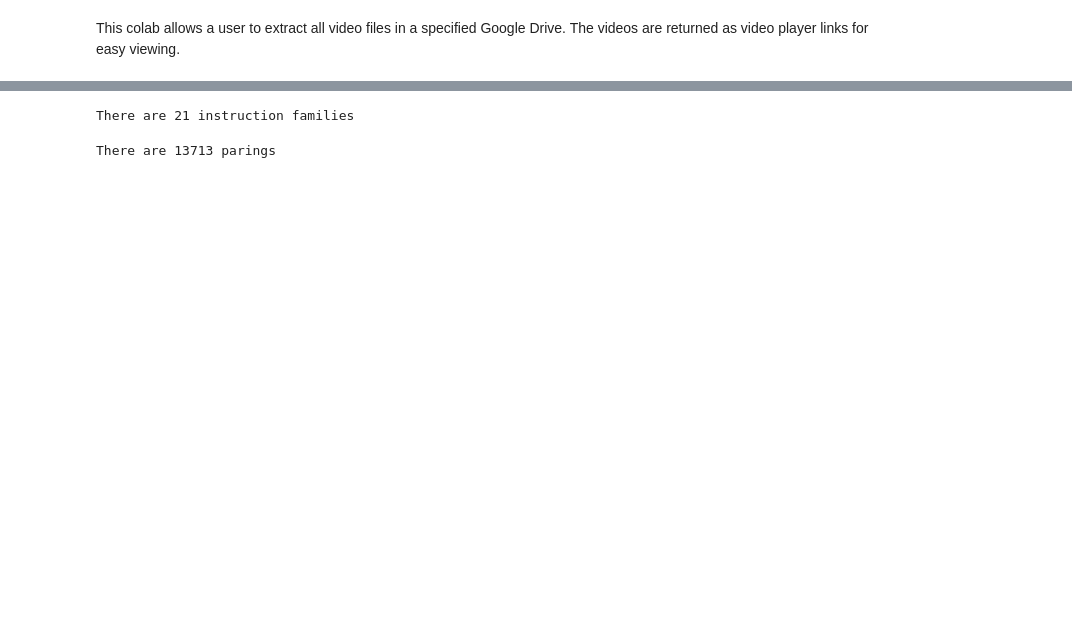
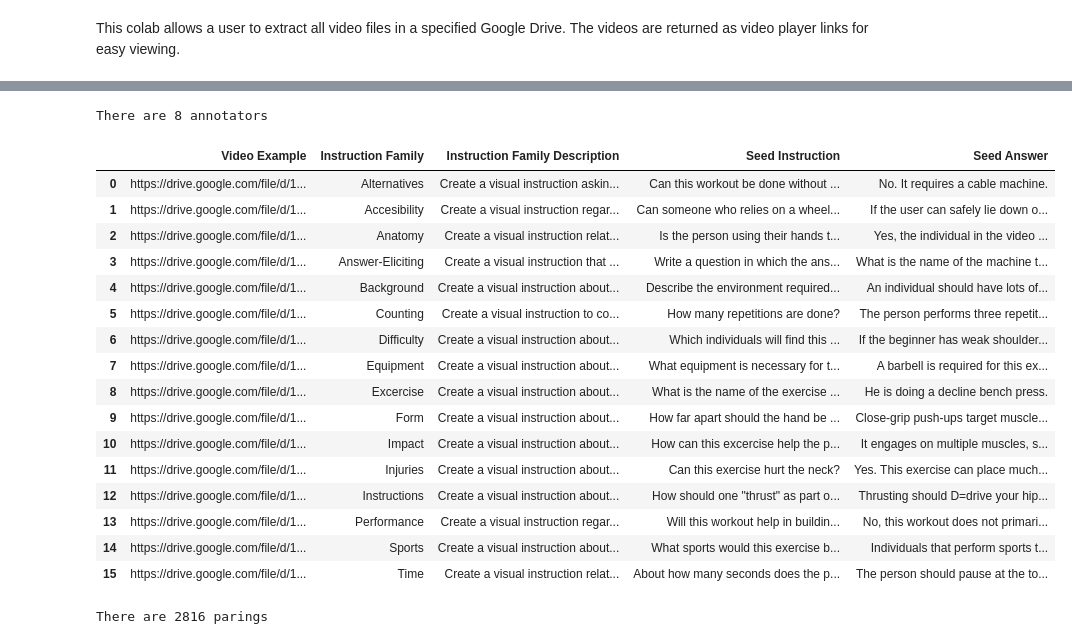
Before and after one commit to derkmed/COMSE6998_025_Project, a Jupyter notebook: pydrive_get_video_file_player_urls.ipynb, the cells around one changed output, grey strips where cells are left out. Drawn from its saved outputs; the diff is of its cells as text; code cells hidden in the pictures; blank space fills up the shorter version.

```diff
--- a/pydrive_get_video_file_player_urls.ipynb
+++ b/pydrive_get_video_file_player_urls.ipynb
@@ -93,20 +113,55 @@ gc = gspread.authorize(creds)
-# %%
-SHEET_URL = "https://docs.google.com/spreadsheets/d/1DfrjBxWfS2xBPC_MLYKBa29BNIbPy5LeFmNGzzO7i38/edit#gid=263001316" #@param {type: "string"}
-INSTRUCTION_FAMILY_SHEET_NAME = "Instruction_Families" #@param (type: "string")
-RD1_SHEET_NAME = "round1_annotation" #@param (type: "string")
-
-gsheet = gc.open_by_url(SHEET_URL)
-inst_families_sheet_data = gsheet.worksheet(INSTRUCTION_FAMILY_SHEET_NAME).get_all_values()
-rd1_sheet_data = gsheet.worksheet(RD1_SHEET_NAME).get_all_values()
-inst_fam_df = pd.DataFrame(inst_families_sheet_data[1:], columns=inst_families_sheet_data[0])
-print(f"There are {len(inst_fam_df)} instruction families")
-# %% [output]
-There are 21 instruction families
+# %%
+IN_SHEET_URL = "https://docs.google.com/spreadsheets/d/1cLqHKOCwNuqJ_e2lH0cdKnI8oi-u3lTsPHdL0dGRcyk/edit#gid=432858150" #@param {type: "string"}
+EXAMPLES_SHEET_NAME = "round1_annotation_examples" #@param (type: "string")
+
+OUT_SHEET_URL = "https://docs.google.com/spreadsheets/d/1Cw9sxAsZyTVq9Ay8iePcZseGuTrbhrBTWRkfYFPMyHI/edit#gid=0" #@param {type: "string"}
+RD1_SHEET_NAME = "round1_annotation" #@param (type: "string")
+
+ANNOTATORS = [
+    "da2985",
+    "maa2375",
+    "vb2559",
+    "mh4039",
+    "ek2935",
+    "jn2808",
+    "ko2541",
+    "sd3592"
+]
+N_ANNOTATORS = len(ANNOTATORS)
+print(f"There are {N_ANNOTATORS} annotators")
+
+in_sheet = gc.open_by_url(IN_SHEET_URL)
+examples_sheet_data = in_sheet.worksheet(EXAMPLES_SHEET_NAME).get_all_values()
+examples_df = pd.DataFrame(examples_sheet_data[1:], columns=examples_sheet_data[0])
+examples_df
+# %% [output]
+There are 8 annotators
+|  | Video Example | Instruction Family | Instruction Family Description | Seed Instruction | Seed Answer |
+| 0 | https://drive.google.com/file/d/1... | Alternatives | Create a visual instruction askin... | Can this workout be done without ... | No. It requires a cable machine. |
+| 1 | https://drive.google.com/file/d/1... | Accesibility | Create a visual instruction regar... | Can someone who relies on a wheel... | If the user can safely lie down o... |
+| 2 | https://drive.google.com/file/d/1... | Anatomy | Create a visual instruction relat... | Is the person using their hands t... | Yes, the individual in the video ... |
+| 3 | https://drive.google.com/file/d/1... | Answer-Eliciting | Create a visual instruction that ... | Write a question in which the ans... | What is the name of the machine t... |
+| 4 | https://drive.google.com/file/d/1... | Background | Create a visual instruction about... | Describe the environment required... | An individual should have lots of... |
+| 5 | https://drive.google.com/file/d/1... | Counting | Create a visual instruction to co... | How many repetitions are done? | The person performs three repetit... |
+| 6 | https://drive.google.com/file/d/1... | Difficulty | Create a visual instruction about... | Which individuals will find this ... | If the beginner has weak shoulder... |
+| 7 | https://drive.google.com/file/d/1... | Equipment | Create a visual instruction about... | What equipment is necessary for t... | A barbell is required for this ex... |
+| 8 | https://drive.google.com/file/d/1... | Excercise | Create a visual instruction about... | What is the name of the exercise ... | He is doing a decline bench press. |
+| 9 | https://drive.google.com/file/d/1... | Form | Create a visual instruction about... | How far apart should the hand be ... | Close-grip push-ups target muscle... |
+| 10 | https://drive.google.com/file/d/1... | Impact | Create a visual instruction about... | How can this excercise help the p... | It engages on multiple muscles, s... |
+| 11 | https://drive.google.com/file/d/1... | Injuries | Create a visual instruction about... | Can this exercise hurt the neck? | Yes. This exercise can place much... |
+| 12 | https://drive.google.com/file/d/1... | Instructions | Create a visual instruction about... | How should one "thrust" as part o... | Thrusting should D=drive your hip... |
+| 13 | https://drive.google.com/file/d/1... | Performance | Create a visual instruction regar... | Will this workout help in buildin... | No, this workout does not primari... |
+| 14 | https://drive.google.com/file/d/1... | Sports | Create a visual instruction about... | What sports would this exercise b... | Individuals that perform sports t... |
+| 15 | https://drive.google.com/file/d/1... | Time | Create a visual instruction relat... | About how many seconds does the p... | The person should pause at the to... |
 # %%
-inst_fam_df['tmp'] = 0
-video_links_df['tmp'] = 0
+video_type_sample_df = video_links_df.groupby(['video_type'])\
+  .sample(N_ANNOTATORS, replace=True)
 
-crossed_df = video_links_df.merge(inst_fam_df, on='tmp', how='outer')
+#@title Cross-Join Examples with Each Video
+video_type_sample_df['tmp'] = 0
+examples_df['tmp'] = 0
+crossed_df = video_type_sample_df.merge(examples_df, on='tmp', how='outer')
+crossed_df = crossed_df.drop(columns=['tmp'])
 print(f"There are {len(crossed_df)} parings")
 # %% [output]
-There are 13713 parings
+There are 2816 parings
```
Also changed, not shown: parts of 12 cells of this notebook.
